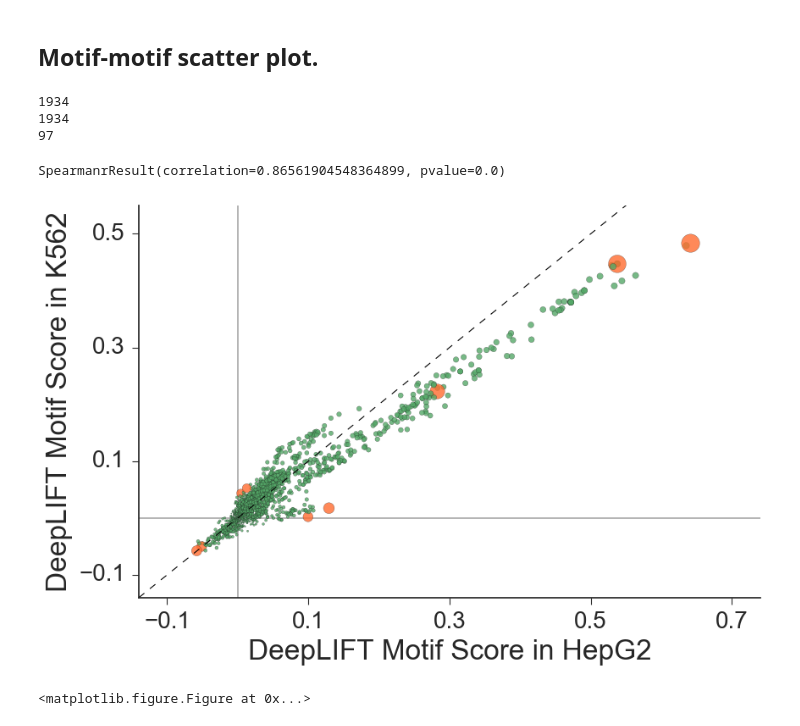
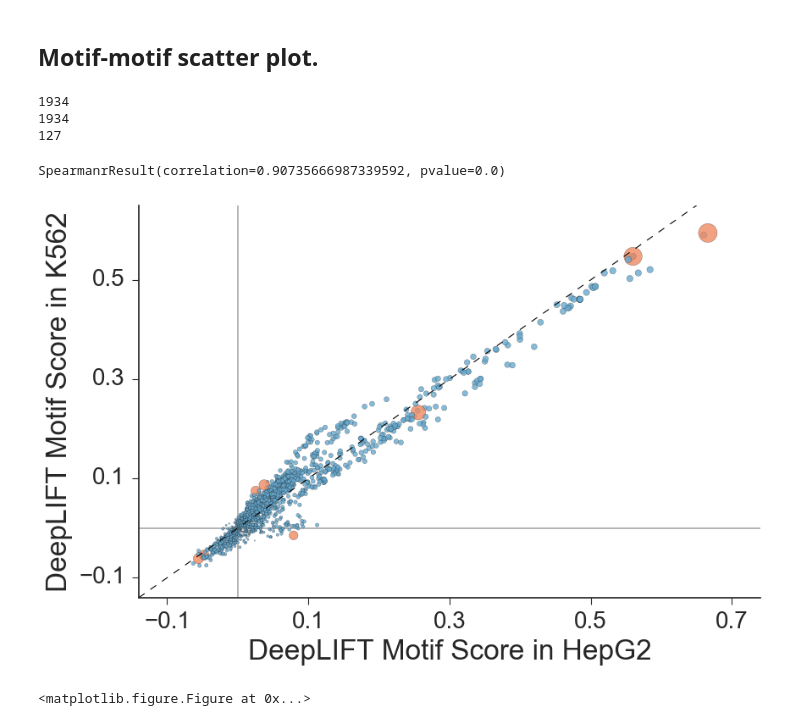
Before and after one commit to kundajelab/mpra, a Jupyter notebook: deeplearn/scripts/Sharpr DeepLIFT Scoring Validation.ipynb, the cells around one changed output. Saved outputs shown, nothing was run; the diff lists cells and outputs as text; code cells hidden in the pictures.

Commit message:
additional supplemental figures for motif scoring

```diff
--- a/deeplearn/scripts/Sharpr DeepLIFT Scoring Validation.ipynb
+++ b/deeplearn/scripts/Sharpr DeepLIFT Scoring Validation.ipynb
@@ -1067,10 +950,6 @@ Number of motifs without context in >= 1 fragment: 18862
 Number of motifs with 50bp context in >= 1 fragment: 18862
 Average number of instances of motifs without context: 867.067
 Average number of instances of motifs with context: 867.067
-# %%
-for motif_name in motif_scores[2]:
-    if motif_name.find('NRF1_disc2') != -1:
-        print motif_name, len(motif_scores[2][motif_name])
 # %%
 # contains the average deepLIFT scores for each instance of the motif - gives distribution of motif scores
 average_motif_scores = OrderedDict()
@@ -1103,7 +982,9 @@ On task 8
 aggregate_motif_scores = OrderedDict()
 
 for task_idx in motif_scores:
-    aggregate_motif_scores[task_idx] = [(motif_name, np.mean(average_motif_scores[task_idx][motif_name]))
+    aggregate_motif_scores[task_idx] = [(motif_name,
+                                         np.mean(average_motif_scores[task_idx][motif_name]),
+                                         np.std(average_motif_scores[task_idx][motif_name]))
                                         for motif_name in average_motif_scores[task_idx]
                                         if motif_name.find('_C') == -1]
     aggregate_motif_scores[task_idx] = sorted(aggregate_motif_scores[task_idx],
@@ -1139,0 +992,4 @@ On task 2, activating
+# %%
+for motif in average_motif_scores[task_idx].keys():
+    if motif.find('BRCA') != -1:
+        print motif
@@ -1262,20 +1223,16 @@ plt.show()
 # Create scatter plot of all motif scores
 # Here the scores are the total avg deepLIFT scores over the entire motif
 
-task_sets = [[2,5], [8,11]]
+# task_sets = [[2,5], [8,11]]
+task_sets = [[2], [8]]
 motif_names_list = []
 motif_scores_set1 = []
 motif_scores_set2 = []
 selected_idxs = []
 freeze_motifs = ['ETS_known12', 'BRCA1_disc1', 'AP1_known3', # activators
-                 'SIN3A_disc1', 'REST_known4', # repressors
+                 'SNAI2_1', 'REST_known4', # repressors
                  'RUNX1_6', 'GATA_known16', # k562-specific
-                 'HNF4_disc1', 'TP53_2' # hepg2-specific
-                ]
-freeze_motifs = ['ETS_known12', 'BRCA1_disc1', # activators
-                 'REST_known4', # repressors
-                 'GATA_known16', # k562-specific
-                 'HNF4_disc1', 'TP53_2' # hepg2-specific
+                 'HNF4_disc1' # hepg2-specific
                 ]
 freeze_idxs = []
 real_motif_idx = -1
@@ -1309,10 +1266,12 @@ print len(selected_idxs)
 # %% [output]
 1934
 1934
-97
+127
 # %%
 from plot_functions import jointplot, regplot
 from scipy.stats import spearmanr
+import seaborn as sns
+import matplotlib.pyplot as plt
 
 plt.figure(figsize=(9,6),dpi=600)
 
@@ -1325,8 +1284,8 @@ sns.set(context='paper',
 
 # show_idxs = np.random.choice(selected_idxs, 5, replace=False)
 show_idxs = freeze_idxs
-# colorlist = ['#ff5913' if idx in show_idxs else 'g' for idx in range(len(motif_scores_set1))]
-colorlist = ['#FF6C2F' if idx in show_idxs else 'g' for idx in range(len(motif_scores_set1))]
+colorlist = ['#ef8a62' if idx in show_idxs else '#67a9cf' for idx in range(len(motif_scores_set1))]
+# colorlist = ['#FF6C2F' if idx in show_idxs else 'g' for idx in range(len(motif_scores_set1))]
 sizelist = 2*np.sqrt(200.0*np.abs(motif_scores_set1 + motif_scores_set2))
 for idx in show_idxs:
     sizelist[idx] *= 8
@@ -1351,38 +1310,38 @@ ax = sns.regplot(y = motif_scores_set1, x = motif_scores_set2,
 
 axlim = [-0.14, 0.74]
 ax.set_xlim(axlim)
-ax.set_ylim([-0.14, 0.55])
+ax.set_ylim([-0.14, 0.65])
 ax.plot(axlim, axlim, linestyle='--', color='black', linewidth = 0.8)
 
 plt.axvline(0, zorder = -5, color = '#B3B3B3')
 plt.axhline(0, zorder = -5, color = '#B3B3B3')
 
 plt.xticks([-0.1, 0.1, 0.3, 0.5, 0.7], fontsize=20)
 plt.yticks([-0.1, 0.1, 0.3, 0.5], fontsize=20)
 
 # ax.tick_params(axis='both', which='major', labelsize=16)
 # ax.tick_params(axis='both', which='minor', labelsize=16)
 
 # for idx in show_idxs:
 #     ax.annotate(motif_names_list[idx], (motif_scores_set1[idx], motif_scores_set2[idx]), fontsize=12)
 
 # ax.annotate('origin', (0,0))
 
 # ax.set_xlabel('DeepLIFT Motif Score in K562', fontsize = 20, color = '#BC243C')
 # ax.set_ylabel('DeepLIFT Motif Score in HepG2', fontsize = 20, color = '#5B5EA6')
 ax.set_ylabel('DeepLIFT Motif Score in K562', fontsize = 24)
 ax.set_xlabel('DeepLIFT Motif Score in HepG2', fontsize = 24)
 
 sns.despine()
 
 plt.tight_layout()
-plt.savefig('../model_files/sharpr_znormed_jul23/interpretation/motifscore_scatterplots/' +
-            'K562vsHepG2_ticks_scatterplot_scaledpoints_unlabeled_uncoloredaxlabels.png',
+plt.savefig('../plots/deeplift/motif_scatterplots/' +
+            'K562vsHepG2_motifScore_scaterplot_minPonly_718.png',
             dpi=600)
 plt.show()
 # %% [output]
-SpearmanrResult(correlation=0.86561904548364899, pvalue=0.0)
+SpearmanrResult(correlation=0.90735666987339592, pvalue=0.0)
-[figure, old version]
+[figure, new version]
 # %%
 jointplot(np.array(motif_scores_set1),
           np.array(motif_scores_set2),
```
Also changed, not shown: parts of 26 cells of this notebook, 9 other files.
